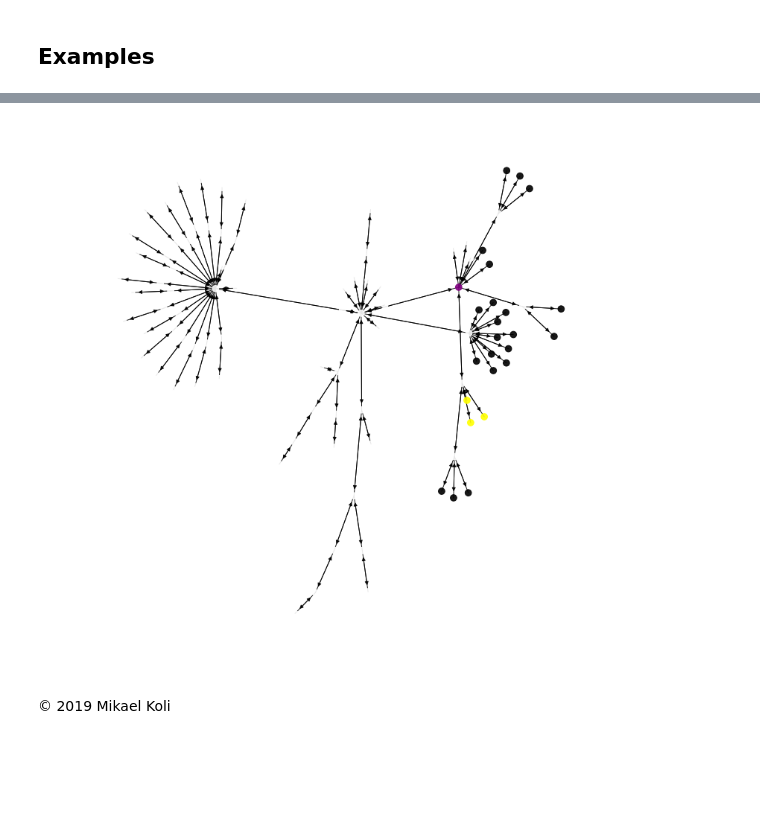
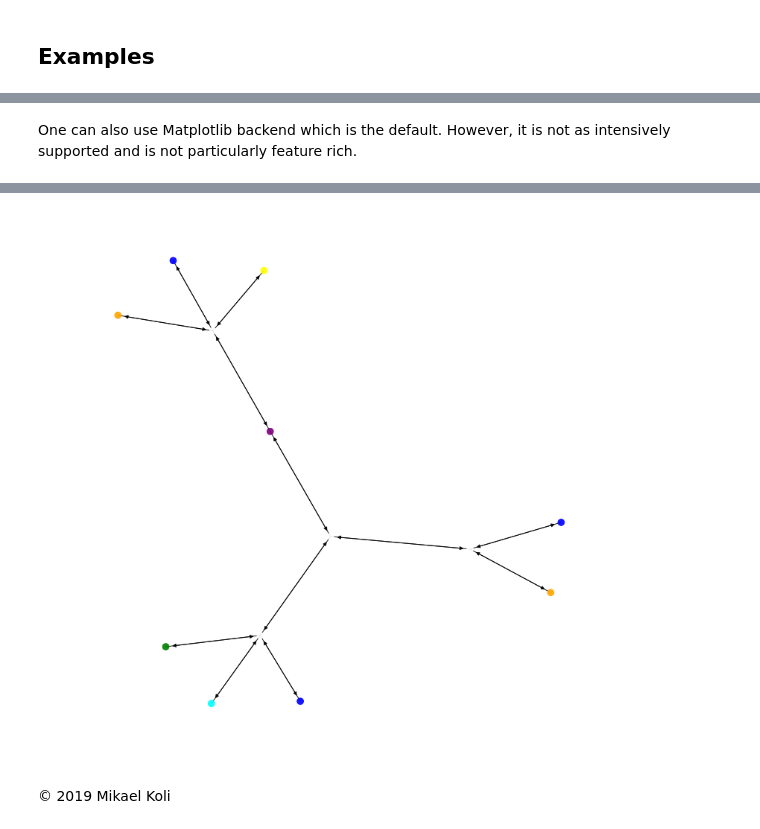
Before and after one commit to Miksus/PathNet, a Jupyter notebook: demo.ipynb, the cells around one changed output, grey strips where cells are left out. Drawn from its saved outputs; the diff is of its cells as text; code cells hidden in the pictures; blank space fills up the shorter version.

```diff
--- a/demo.ipynb
+++ b/demo.ipynb
@@ -54,3 +92,5 @@ Loading BokehJS ...
+# %% [markdown]
+One can also use Matplotlib backend which is the default. However, it is not as intensively supported and is not particularly feature rich.
 # %%
-PathNet(r"D:\Projects\pathnet").plot("bokeh", show=True)
+PathNet(".hidden folder").plot(show=True)
 # %% [output]
@@ -59,6 +97,3 @@ PathNet(r"D:\Projects\pathnet").plot("bokeh", show=True)
+[figure, added]
-# %%
-PathNet(r"D:\Projects\pathnet").plot(show=True)
-# %% [output]
-[figure, removed]
 # %% [markdown]
 © 2019 Mikael Koli
```
Also changed, not shown: parts of 12 cells of this notebook.
